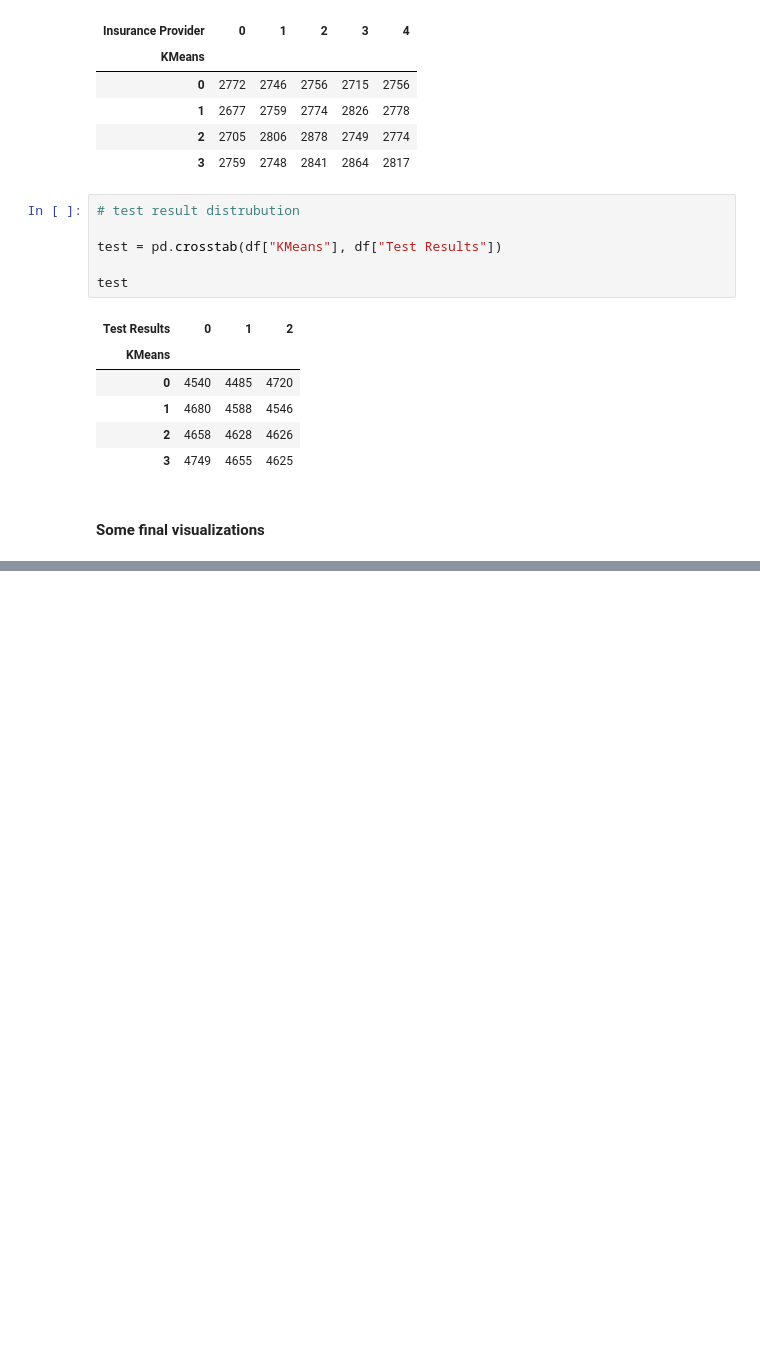
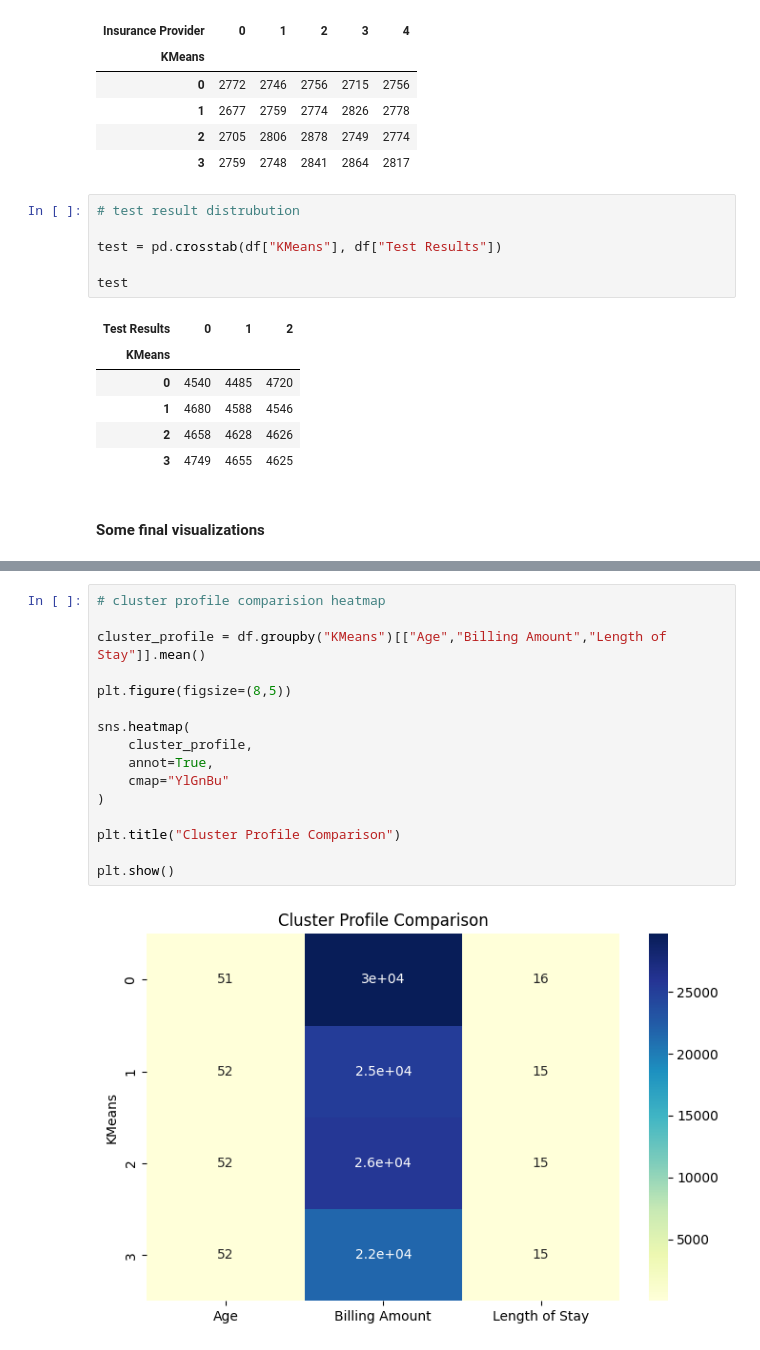
Before and after one commit to sainibunty2309-del/Healthcare-Prediction, a Jupyter notebook: healthcare.ipynb, the cells around one changed output, grey strips where cells are left out. Cells and saved outputs as stored; diff of their text form; blank space fills up the shorter version.

```diff
--- a/healthcare.ipynb
+++ b/healthcare.ipynb
@@ -809,0 +853,18 @@ test
+# %%
+# cluster profile comparision heatmap
+
+cluster_profile = df.groupby("KMeans")[["Age","Billing Amount","Length of Stay"]].mean()
+
+plt.figure(figsize=(8,5))
+
+sns.heatmap(
+    cluster_profile,
+    annot=True,
+    cmap="YlGnBu"
+)
+
+plt.title("Cluster Profile Comparison")
+
+plt.show()
+# %% [output]
+[figure, added]
```
Also changed, not shown: parts of 4 cells of this notebook.
